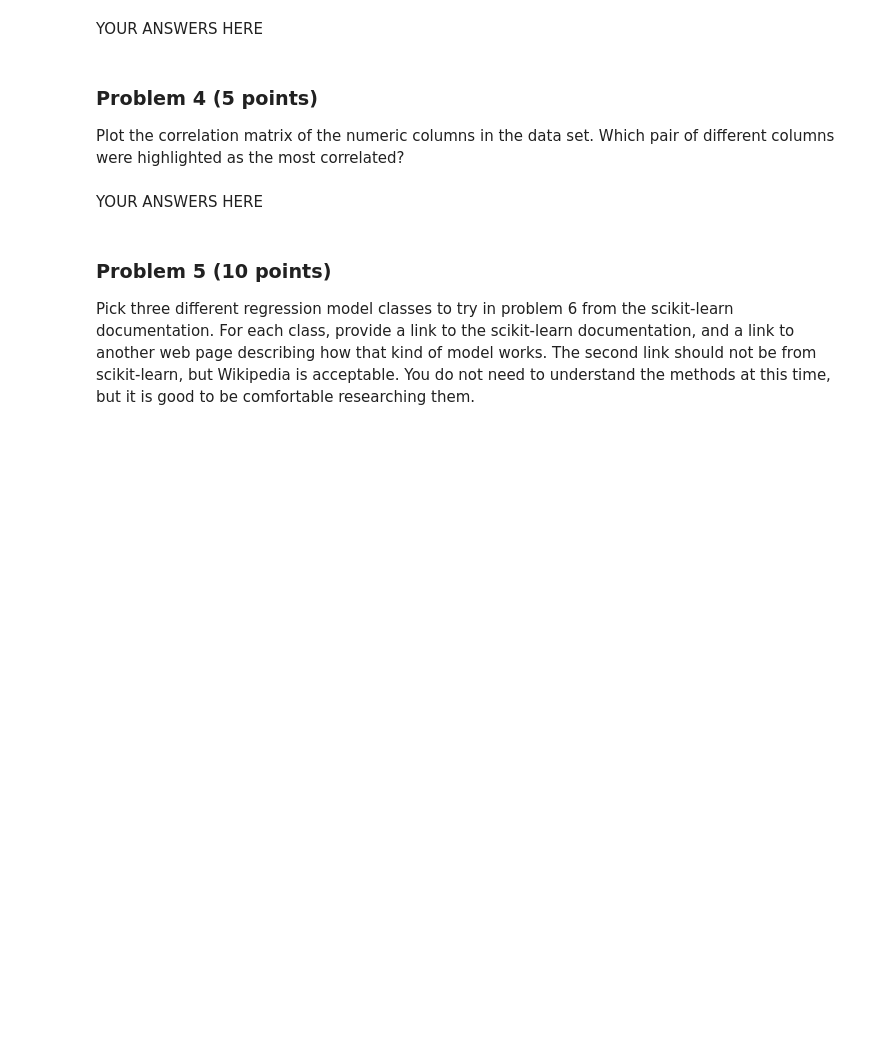
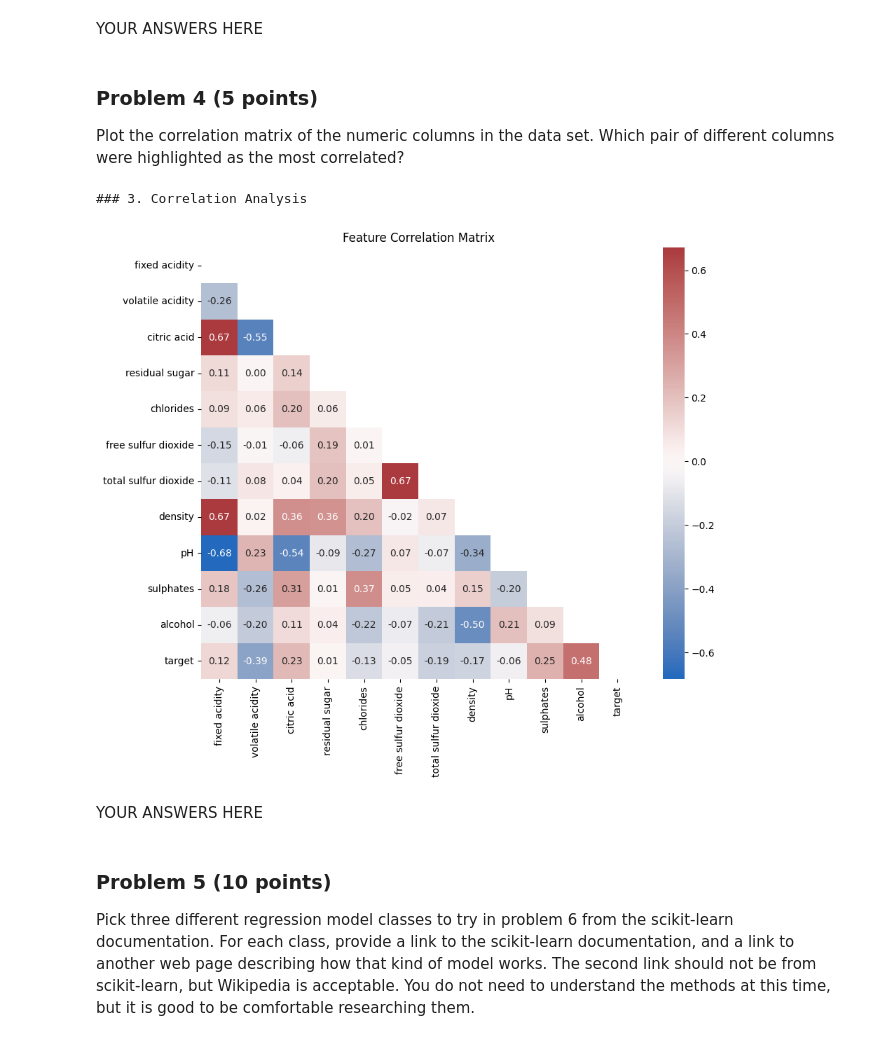
Before and after one commit to mmorebugit/dx602-final-project, a Jupyter notebook: project.ipynb, the cells around one changed output. Drawn from its saved outputs; the diff is of its cells as text; code cells hidden in the pictures; blank space fills up the shorter version.

```diff
--- a/project.ipynb
+++ b/project.ipynb
@@ -80,0 +73,15 @@ df_cleaned_any.shape
+# %%
+# YOUR CODE HERE
+
+# Reading in the data using URL method within read_csv function.
+# gzip parameter being called to specify it is in a zipped format, so has to be decompressed.
+# Delimiter specified to be tab delimited format after reviewing the physical raw data format.
+wines = pd.read_csv("https://github.com/EpistasisLab/pmlb/raw/refs/heads/master/datasets/wine_quality_red/wine_quality_red.tsv.gz", delimiter='\t', compression = 'gzip')
+print(wines.shape)
+
+print(f"Before cleaning, the column counts are:\n {wines.count()}")
+
+wine_clean = wines.dropna(how='any')
+print(f"After cleaning, the column counts are:\n {wine_clean.count()}")
+
+# There arent any missing values in the dataset as counts after dropping missing values is equal to before dropping.
@@ -147,3 +300,15 @@ Which pair of different columns were highlighted as the most correlated?
+# %%
+# YOUR CODE HERE
+print("\n### 3. Correlation Analysis")
+plt.figure(figsize=(10, 8))
+corr = wines.corr()
+mask = np.triu(np.ones_like(corr, dtype=bool)) #blocking out the top triangle because it's a mirror of the bottom triangle in correlation matrix
+sns.heatmap(corr, mask=mask, annot=True, fmt=".2f", cmap='vlag', center=0)
+plt.title('Feature Correlation Matrix')
+plt.show()
+# %% [output]
+### 3. Correlation Analysis
+[figure, added]
 # %% [markdown]
 YOUR ANSWERS HERE
 # %% [markdown]
```
Also changed, not shown: parts of 9 cells of this notebook.
